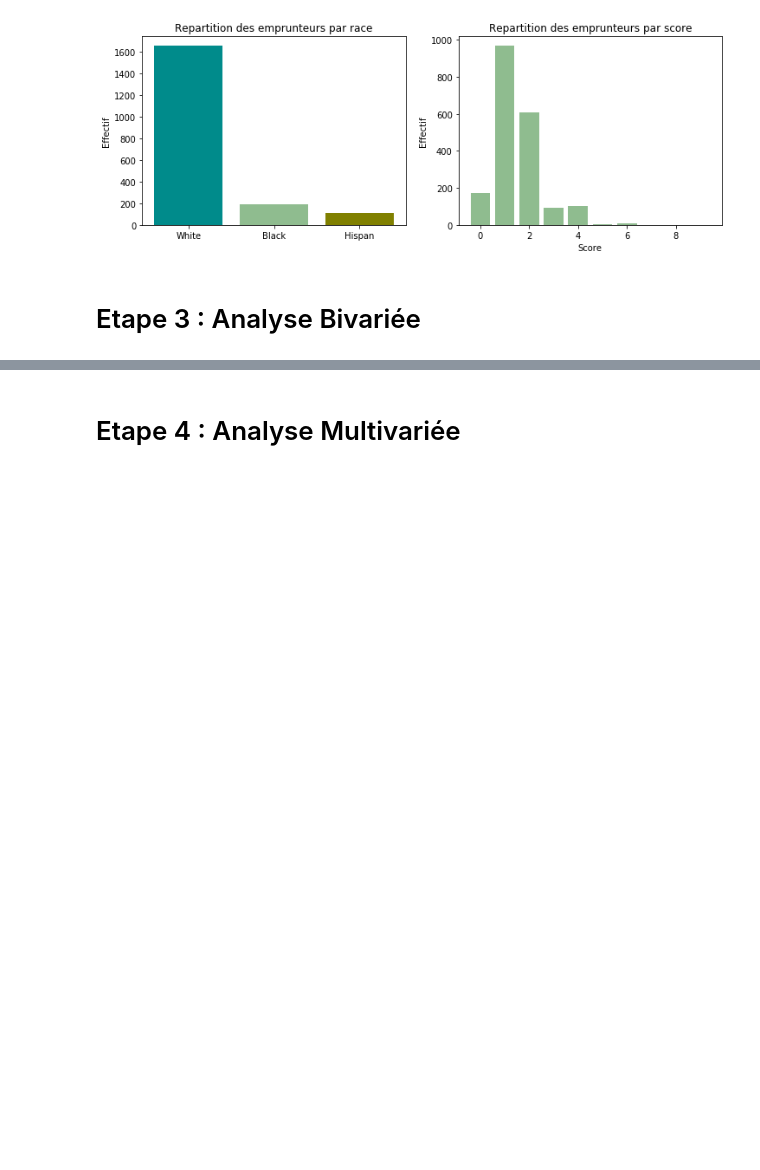
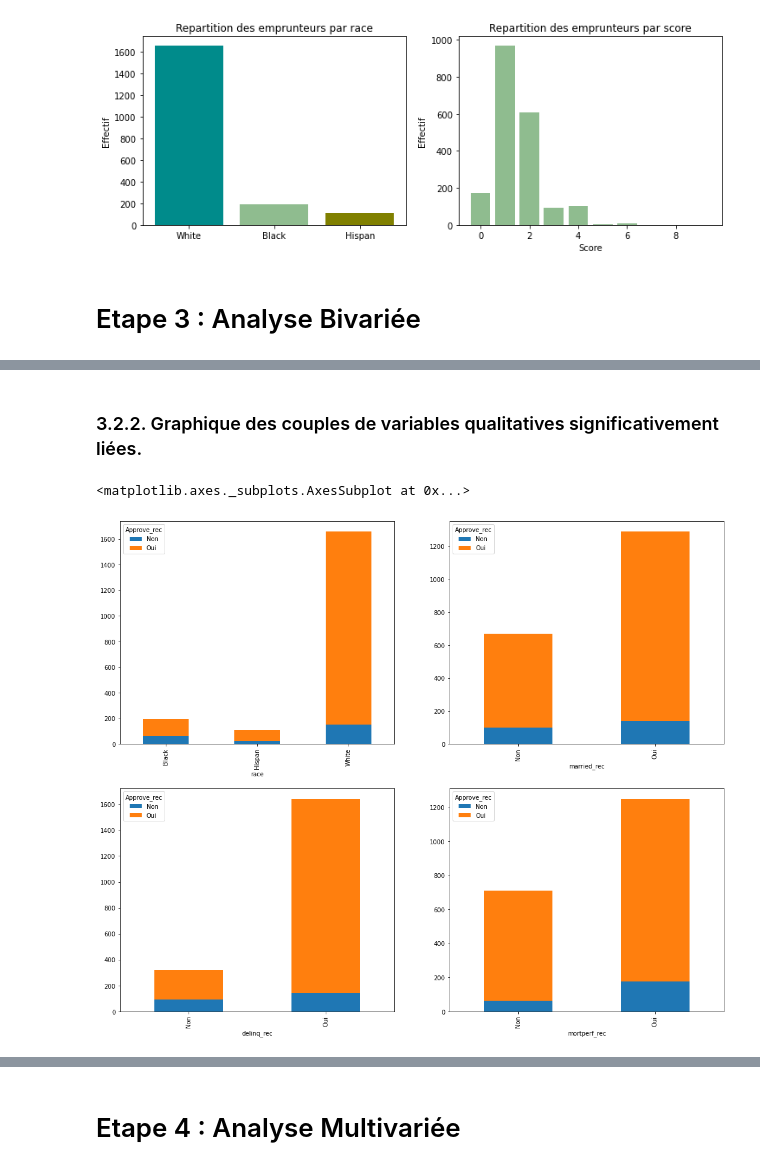
Before and after one commit to sonicosamedy/Projet-Python-Paris1-Pantheon-Sorbonne, a Jupyter notebook: Projet_python.ipynb, the cells around one changed output, grey strips where cells are left out. Cells and saved outputs as stored; diff of their text form; code cells hidden in the pictures; blank space fills up the shorter version.

```diff
--- a/Projet_python.ipynb
+++ b/Projet_python.ipynb
@@ -259,0 +423,18 @@ sns.pairplot(data2);
+# %% [markdown]
+### 3.2.2. Graphique des couples de variables qualitatives significativement liées.
+# %%
+f, axes = plt.subplots(2, 2, figsize=(18,15))
+ct = pd.crosstab(data_quali['race'], data_quali['Approve_rec'])
+ct.plot.bar(stacked=True ,ax=axes[0,0])
+
+ct1 = pd.crosstab(data_quali['married_rec'], data_quali['Approve_rec'])
+ct1.plot.bar(stacked=True ,ax=axes[0,1])
+
+ct2 = pd.crosstab(data_quali['delinq_rec'], data_quali['Approve_rec'])
+ct2.plot.bar(stacked=True ,ax=axes[1,0])
+
+ct3 = pd.crosstab(data_quali['mortperf_rec'], data_quali['Approve_rec'])
+ct3.plot.bar(stacked=True ,ax=axes[1,1])
+# %% [output]
+<matplotlib.axes._subplots.AxesSubplot at 0x...>
+[figure, added]
```
Also changed, not shown: parts of 37 cells of this notebook.
